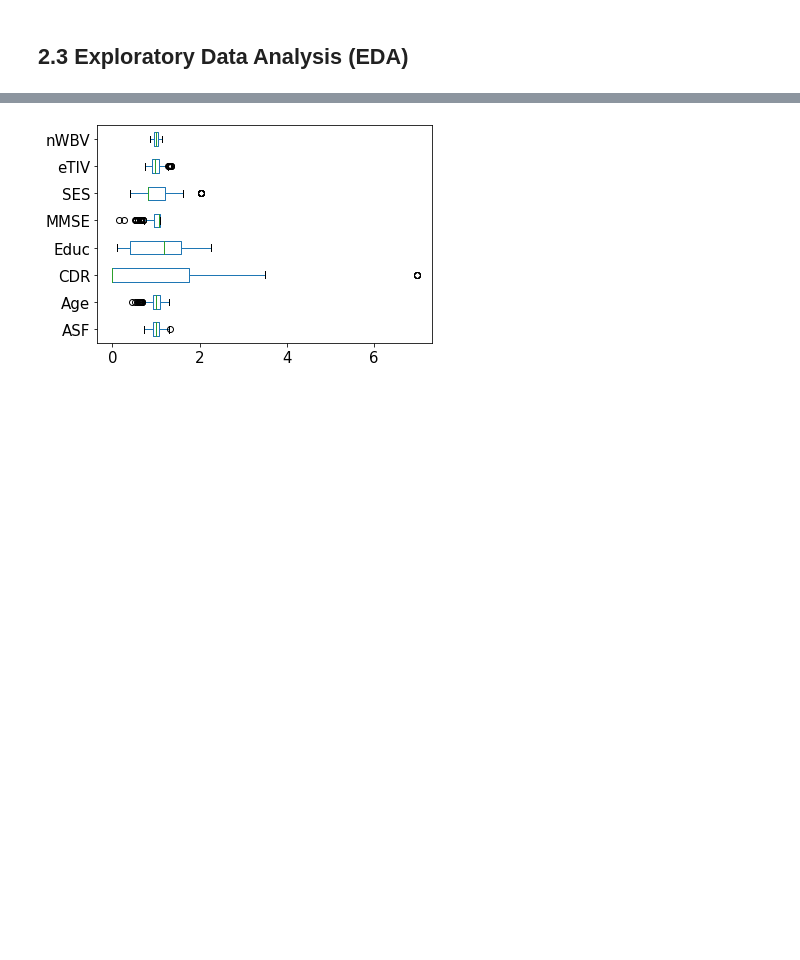
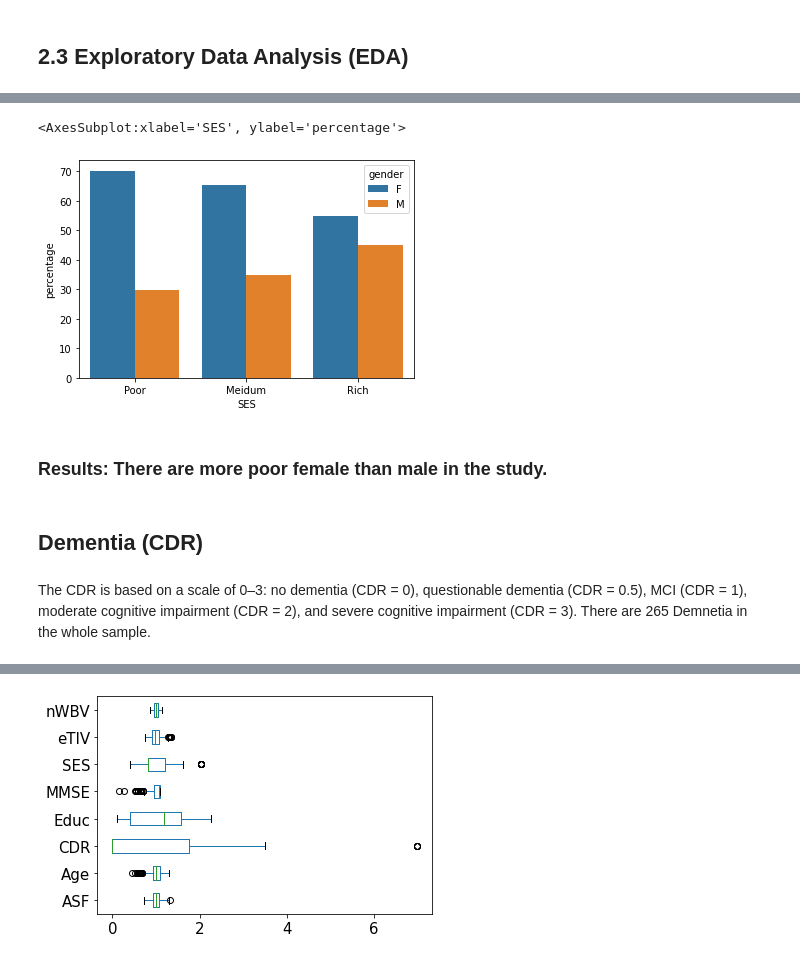
Before and after one commit to md-dehghan/Springboard, a Jupyter notebook: Capstone2/Project/AlzhimerPrediction.ipynb, the cells around one changed output, grey strips where cells are left out. Drawn from its saved outputs; the diff is of its cells as text; code cells hidden in the pictures; blank space fills up the shorter version.

```diff
--- a/Capstone2/Project/AlzhimerPrediction.ipynb
+++ b/Capstone2/Project/AlzhimerPrediction.ipynb
@@ -384,0 +459,23 @@ sns.countplot(data = Cross_Long_cat, x = 'gender')
+# %%
+plottepm['SES'] = pd.cut(plottepm.SES, [1,2, 3, 5], labels=['Poor', 'Meidum', 'Rich'])
+# %%
+
+SES_counts = (plottepm.groupby(['SES'])['gender']
+                     .value_counts(normalize=True)
+                     .rename('percentage')
+                     .mul(100)
+                     .reset_index()
+                     .sort_values('SES'))
+SES_counts.head()
+
+sns.barplot(x="SES",y='percentage', hue="gender", data=SES_counts)
+# %% [output]
+<AxesSubplot:xlabel='SES', ylabel='percentage'>
+[figure, added]
+# %% [markdown]
+### Results: There are more poor female than male in the study.
+# %% [markdown]
+## Dementia (CDR)
+# %% [markdown]
+The CDR is based on a scale of 0–3: no dementia (CDR = 0), questionable dementia (CDR = 0.5), MCI (CDR = 1), moderate cognitive impairment (CDR = 2), and severe cognitive impairment (CDR = 3).
+    There are 265 Demnetia in the whole sample.
```
Also changed, not shown: parts of 75 cells of this notebook.
